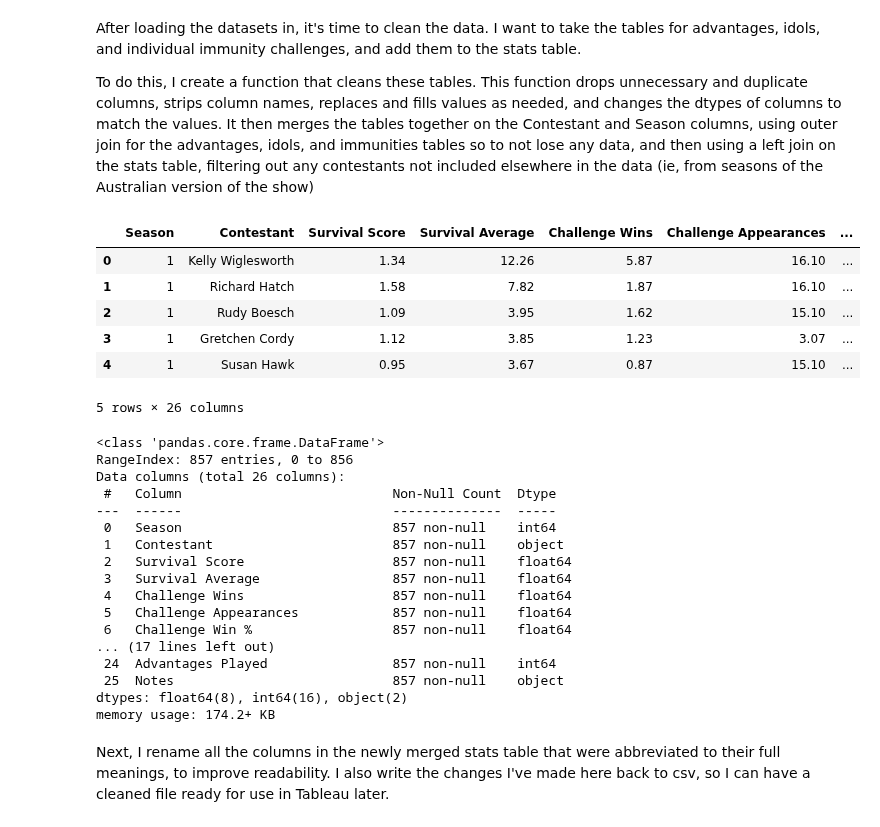
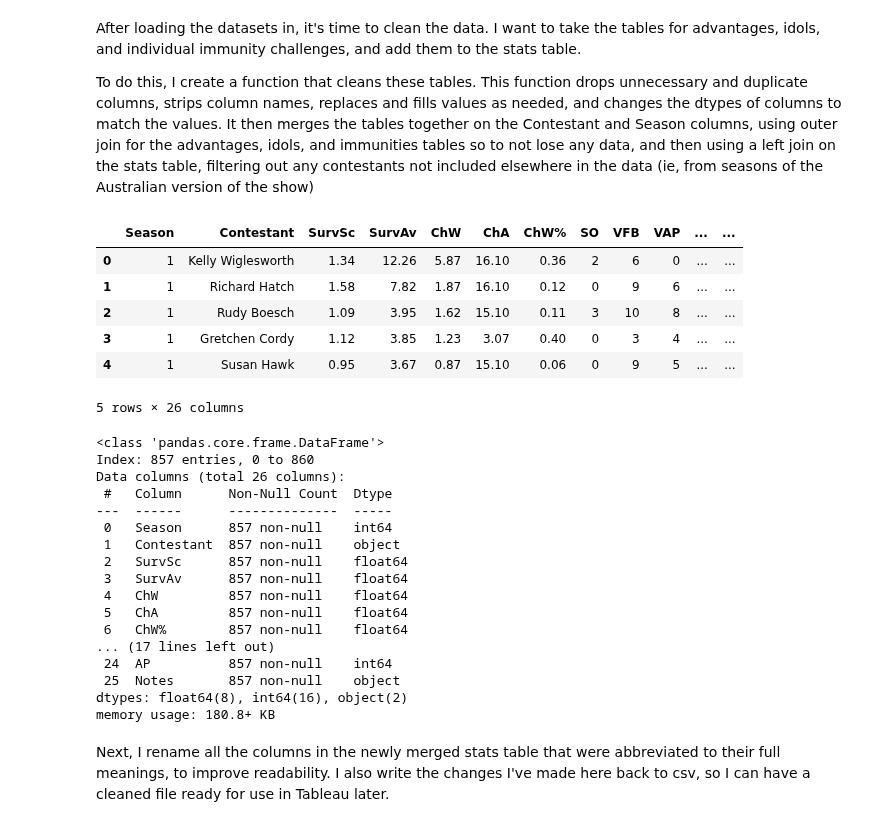
Before and after one commit to jubilbee/Survivor_EDA, a Jupyter notebook: Survivor_EDA.ipynb, the cells around one changed output. Cells and saved outputs as stored; diff of their text form; code cells hidden in the pictures.

```diff
--- a/Survivor_EDA.ipynb
+++ b/Survivor_EDA.ipynb
@@ -34,7 +34,7 @@ I want to take the tables for advantages, idols, and individual immunity challen
 
 To do this, I create a function that cleans these tables. This function drops unnecessary and duplicate columns, strips column names, replaces and fills values as needed, and changes the dtypes of columns to match the values. It then merges the tables together on the Contestant and Season columns, using outer join for the advantages, idols, and immunities tables so to not lose any data, and then using a left join on the stats table, filtering out any contestants not included elsewhere in the data (ie, from seasons of the Australian version of the show)
 # %%
-def clean_and_merge(advantages, idols, immunities, stats):
+def clean_and_merge(advantages:pd.DataFrame, idols:pd.DataFrame, immunities:pd.DataFrame, stats:pd.DataFrame) -> pd.DataFrame:
     """
     Cleans tables for advantages, idols and immunities, then merges them to the stats table.
 
@@ -102,69 +102,68 @@ def clean_and_merge(advantages, idols, immunities, stats):
             merged_with_advantages = pd.merge(merged_idols, advantages, on=['Contestant', 'Season'], how='left')
             final_stats = pd.merge(merged_with_advantages, immunities, on=['Contestant', 'Season'], how='left')
 
-            # Reorder columns safely
+
             expected_columns = ['Season', 'Contestant', 'SurvSc', 'SurvAv', 'ChW', 'ChA', 'ChW%',
                             'SO', 'VFB', 'VAP', 'TotV', 'TCA', 'TC%', 'wTCR', 'JVF', 'TotJ',
                             'JV%', 'IF', 'IH', 'IP', 'VV', 'ICW', 'ICA', 'AF', 'AP', 'Notes']
             final_stats = final_stats.reindex(columns=expected_columns, fill_value=0)
 
             final_stats['VAP'] = final_stats['VAP'].astype(str).str.rstrip('*')
             final_stats['TotV'] = final_stats['TotV'].astype(str).str.rstrip('*')
             final_stats['TCA'] = final_stats['TCA'].astype(str).str.rstrip('*')
             final_stats['TC%'] = final_stats['TC%'].astype(str).str.rstrip('*')
             final_stats['wTCR'] = final_stats['wTCR'].astype(str).str.rstrip('*')
 
             # drop rows where SurvSc is null (Season 48 - no values for stats yet)
             final_stats = final_stats.dropna(subset='SurvSc')
-
+            final_stats['Notes'] = final_stats['Notes'].fillna('NA')
             final_stats = final_stats.fillna(0)
             final_stats = final_stats.replace('-', '0')
+
             # to float- survsc, survav, chw, cha, chw%, tc%, wtcr, jv%
             # to int- so, vfb, vap, totv, tca, jvf, totj
             final_stats = final_stats.astype({
             'SurvSc': 'float64', 'SurvAv': 'float64', 'ChW': 'float64', 'ChA': 'float64',
             'ChW%': 'float64', 'TC%': 'float64', 'wTCR': 'float64', 'JV%': 'float64',
             'SO': 'int64', 'VFB': 'int64', 'VAP': 'int64', 'TotV': 'int64', 'TCA': 'int64',
             'JVF': 'int64', 'TotJ': 'int64', 'IF': 'int64', 'IH': 'int64', 'IP': 'int64',
             'VV': 'int64', 'ICW': 'int64', 'ICA': 'int64', 'AF': 'int64', 'AP': 'int64'
             })
             final_stats = final_stats.drop_duplicates(subset=['Contestant', 'Season'], keep='last')
-    if 'Notes' in final_stats.columns:
-        final_stats['Notes'] = final_stats['Notes'].fillna('NA')
 
     return final_stats # will be used to clean idols, advantages, and immunities.
 
 stats = clean_and_merge(advantages, idols, immunities, stats)
 #stats.to_csv('stats.csv', index=False)
 stats.head()
 # %% [output]
-|  | Season | Contestant | Survival Score | Survival Average | Challenge Wins | Challenge Appearances | ... |
-| 0 | 1 | Kelly Wiglesworth | 1.34 | 12.26 | 5.87 | 16.10 | ... |
-| 1 | 1 | Richard Hatch | 1.58 | 7.82 | 1.87 | 16.10 | ... |
-| 2 | 1 | Rudy Boesch | 1.09 | 3.95 | 1.62 | 15.10 | ... |
-| 3 | 1 | Gretchen Cordy | 1.12 | 3.85 | 1.23 | 3.07 | ... |
-| 4 | 1 | Susan Hawk | 0.95 | 3.67 | 0.87 | 15.10 | ... |
+|  | Season | Contestant | SurvSc | SurvAv | ChW | ChA | ChW% | SO | VFB | VAP | ... | ... |
+| 0 | 1 | Kelly Wiglesworth | 1.34 | 12.26 | 5.87 | 16.10 | 0.36 | 2 | 6 | 0 | ... | ... |
+| 1 | 1 | Richard Hatch | 1.58 | 7.82 | 1.87 | 16.10 | 0.12 | 0 | 9 | 6 | ... | ... |
+| 2 | 1 | Rudy Boesch | 1.09 | 3.95 | 1.62 | 15.10 | 0.11 | 3 | 10 | 8 | ... | ... |
+| 3 | 1 | Gretchen Cordy | 1.12 | 3.85 | 1.23 | 3.07 | 0.40 | 0 | 3 | 4 | ... | ... |
+| 4 | 1 | Susan Hawk | 0.95 | 3.67 | 0.87 | 15.10 | 0.06 | 0 | 9 | 5 | ... | ... |
 5 rows × 26 columns
 # %%
 stats.info()
 # %% [output]
 <class 'pandas.core.frame.DataFrame'>
-RangeIndex: 857 entries, 0 to 856
+Index: 857 entries, 0 to 860
 Data columns (total 26 columns):
- #   Column                           Non-Null Count  Dtype
----  ------                           --------------  -----
- 0   Season                           857 non-null    int64
- 1   Contestant                       857 non-null    object
- 2   Survival Score                   857 non-null    float64
- 3   Survival Average                 857 non-null    float64
- 4   Challenge Wins                   857 non-null    float64
- 5   Challenge Appearances            857 non-null    float64
- 6   Challenge Win %                  857 non-null    float64
+ #   Column      Non-Null Count  Dtype
+---  ------      --------------  -----
+ 0   Season      857 non-null    int64
+ 1   Contestant  857 non-null    object
+ 2   SurvSc      857 non-null    float64
+ 3   SurvAv      857 non-null    float64
+ 4   ChW         857 non-null    float64
+ 5   ChA         857 non-null    float64
+ 6   ChW%        857 non-null    float64
 ... (17 lines left out)
- 24  Advantages Played                857 non-null    int64
- 25  Notes                            857 non-null    object
+ 24  AP          857 non-null    int64
+ 25  Notes       857 non-null    object
 dtypes: float64(8), int64(16), object(2)
-memory usage: 174.2+ KB
+memory usage: 180.8+ KB
 # %% [markdown]
 Next, I rename all the columns in the newly merged stats table that were abbreviated to their full meanings, to improve readability. I also write the changes I've made here back to csv, so I can have a cleaned file ready for use in Tableau later.
 # %%
```
Also changed, not shown: parts of 5 cells of this notebook, 5 other files.
